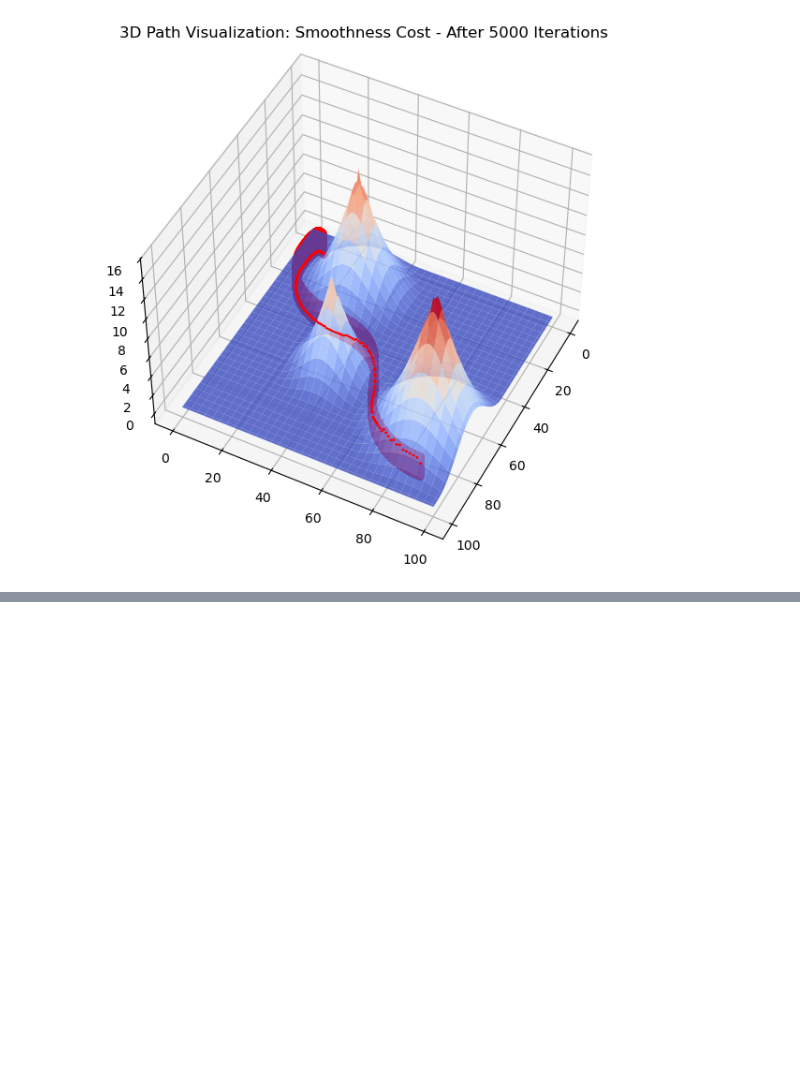
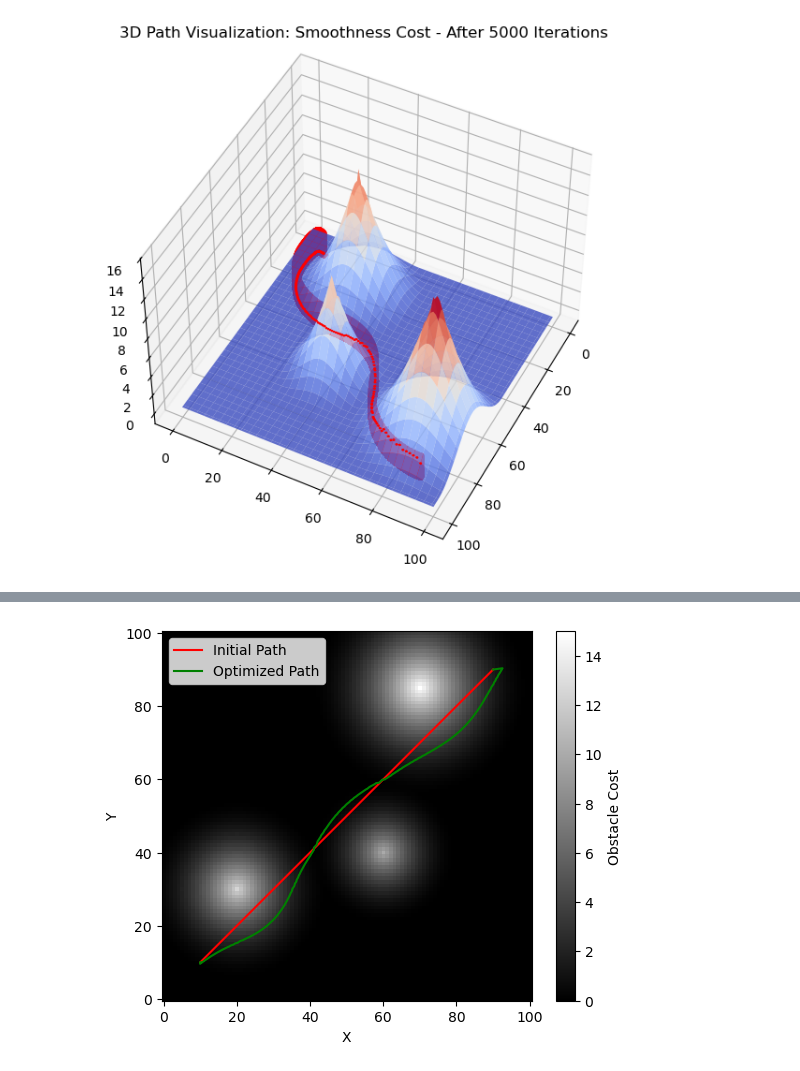
Before and after one commit to stablegradients/16-811, a Jupyter notebook: Assignment-4/question6.ipynb, the cells around one changed output, grey strips where cells are left out. Saved outputs shown, nothing was run; the diff lists cells and outputs as text; code cells hidden in the pictures; blank space fills up the shorter version.

```diff
--- a/Assignment-4/question6.ipynb
+++ b/Assignment-4/question6.ipynb
@@ -138,0 +289,97 @@ plot_path(path, obs_cost, N, "Smoothness Cost - After 5000 Iterations")
+# %%
+import numpy as np
+from scipy.ndimage import distance_transform_edt
+import matplotlib.pyplot as plt
+
+def trajectory_optimization(val, num_iter):
+    # Parameters
+    waypoints = 300
+    N = 101
+    OBST = np.array([[20, 30], [60, 40], [70, 85]])
+    epsilon = np.array([25, 20, 30])
+
+    # Initialize obstacle cost
+    obs_cost = np.zeros((N, N))
+    for i in range(OBST.shape[0]):
+        t = np.zeros((N, N))
+        t[OBST[i, 0], OBST[i, 1]] = 1
+        t_cost = distance_transform_edt(1 - t)
+        t_cost[t_cost > epsilon[i]] = epsilon[i]
+        t_cost = 1 / (2 * epsilon[i]) * (t_cost - epsilon[i])**2
+        obs_cost += t_cost
+
+    # Obstacle cost gradient
+    gx, gy = np.gradient(obs_cost)
+
+    # World parameters
+    SX, SY = 10, 10  # Start
+    GX, GY = 90, 90  # Goal
+
+    # Initialize straight-line trajectory
+    traj = np.zeros((2, waypoints))
+    traj[:, 0] = [SX, SY]
+    dist_x, dist_y = GX - SX, GY - SY
+    for i in range(1, waypoints):
+        traj[0, i] = traj[0, i - 1] + dist_x / (waypoints - 1)
+        traj[1, i] = traj[1, i - 1] + dist_y / (waypoints - 1)
+    path = traj.T
+
+    # Initial 3D plotting
+    path_values = np.array([obs_cost[int(np.floor(p[0])), int(np.floor(p[1]))] for p in path])
+    plt.figure()
+    plt.imshow(obs_cost.T, origin='lower', cmap='gray')
+    plt.plot(path[:, 0], path[:, 1], 'r-', label='Initial Path')
+    plt.colorbar(label='Obstacle Cost')
+    plt.legend()
+    plt.xlabel('X')
+    plt.ylabel('Y')
+
+    # Code starts here
+    m = path.shape[0]
+    tol = 1e-3
+    curr_norm = np.linalg.norm(path)
+    old_norm = 0
+
+    if val == 1:  # Part (a)
+        for i in range(num_iter):
+            old_norm = np.linalg.norm(path)
+            for k in range(1, m - 1):
+                x, y = int(np.floor(path[k, 0])), int(np.floor(path[k, 1]))
+                path[k, 0] -= 0.1 * gx[x, y]
+                path[k, 1] -= 0.1 * gy[x, y]
+            curr_norm = np.linalg.norm(path)
+            if abs(curr_norm - old_norm) < tol:
+                break
+
+    if val == 2:  # Part (b)
+        for i in range(num_iter):
+            for k in range(1, m - 1):
+                x, y = int(np.floor(path[k, 0])), int(np.floor(path[k, 1]))
+                smooth_x = path[k, 0] - path[k - 1, 0]
+                smooth_y = path[k, 1] - path[k - 1, 1]
+                grad_x = 0.8 * gx[x, y] + 4 * smooth_x
+                grad_y = 0.8 * gy[x, y] + 4 * smooth_y
+                path[k, 0] -= 0.1 * grad_x
+                path[k, 1] -= 0.1 * grad_y
+
+    if val == 3:  # Part (c)
+        for i in range(num_iter):
+            for k in range(1, m - 1):
+                x, y = int(np.floor(path[k, 0])), int(np.floor(path[k, 1]))
+                smooth_x = 2 * path[k, 0] - path[k - 1, 0] - path[k + 1, 0]
+                smooth_y = 2 * path[k, 1] - path[k - 1, 1] - path[k + 1, 1]
+                grad_x = 0.8 * gx[x, y] + 4 * smooth_x
+                grad_y = 0.8 * gy[x, y] + 4 * smooth_y
+                path[k, 0] -= 0.1 * grad_x
+                path[k, 1] -= 0.1 * grad_y
+
+    # Final 3D plotting
+    path_values = np.array([obs_cost[int(np.floor(p[0])), int(np.floor(p[1]))] for p in path])
+    plt.plot(path[:, 0], path[:, 1], 'g-', label='Optimized Path')
+    plt.legend()
+    plt.show()
+
+# Example usage
+trajectory_optimization(val=1, num_iter=100)  # Replace `val` with 1, 2, or 3 for different parts
+# %% [output]
+[figure, added]
```
Also changed, not shown: parts of 3 cells of this notebook, 6 other files.
